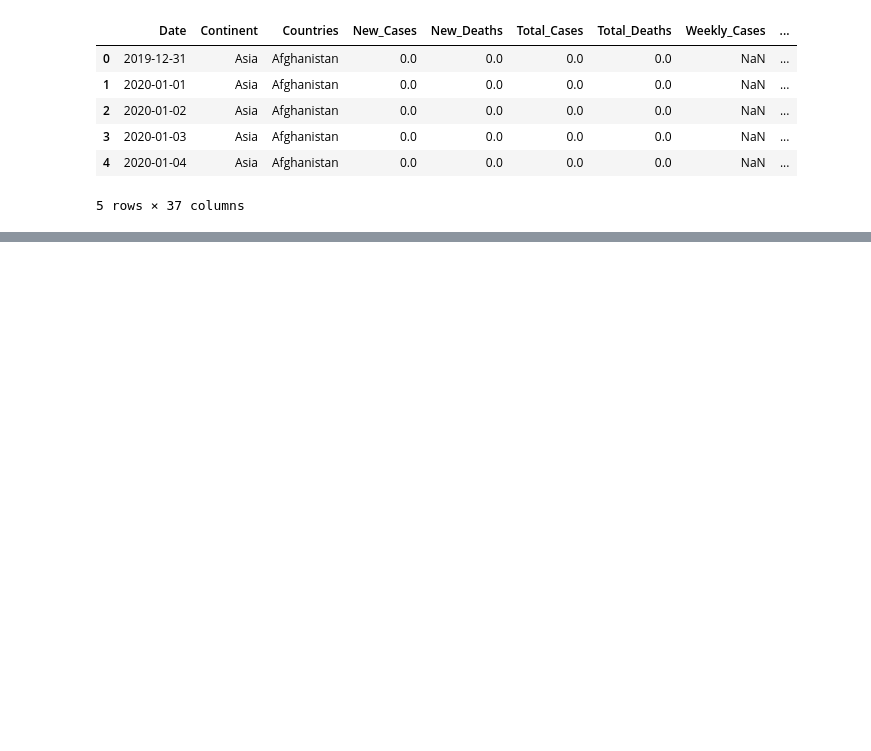
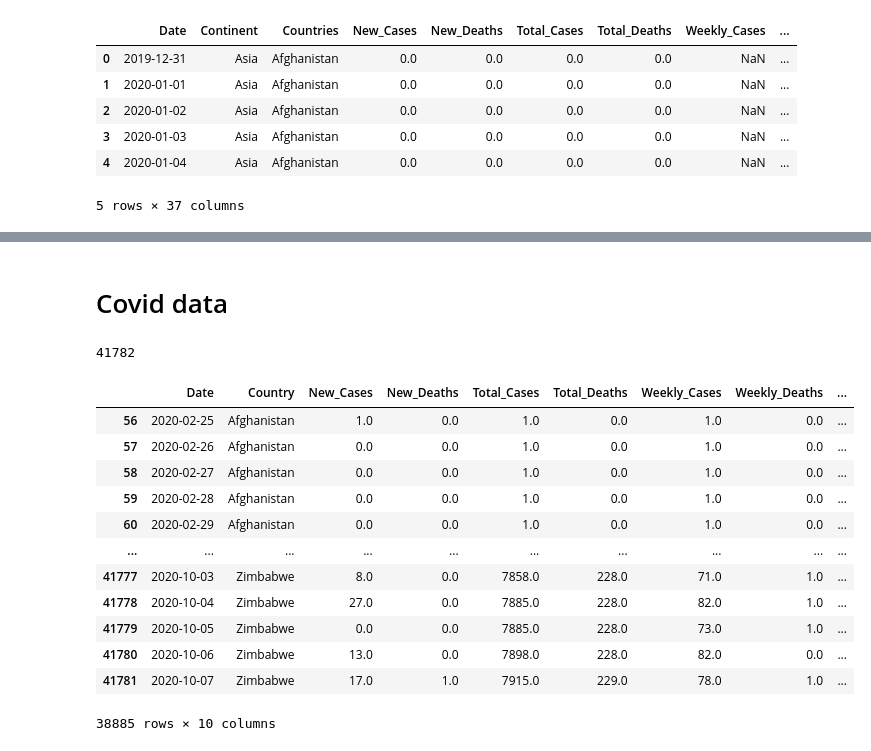
Before and after one commit to mvanitha/WIDDatathon, a Jupyter notebook: WIDDatathon.ipynb, the cells around one changed output, grey strips where cells are left out. Drawn from its saved outputs; the diff is of its cells as text; code cells hidden in the pictures; blank space fills up the shorter version.

Commit message:
Split datasets and added pbix

```diff
--- a/WIDDatathon.ipynb
+++ b/WIDDatathon.ipynb
@@ -5,8 +5,9 @@ import numpy as py
 from pandas_profiling import ProfileReport
 import seaborn as sns
 # %%
-data = pd.read_csv(os.getcwd()+r"/COVID19 Hackathon Dataset.csv")
-data.head(5)
+folder = os.getcwd()
+odata = pd.read_csv(folder +r"/COVID19 Hackathon Dataset.csv")
+odata.head(5)
 # %% [output]
 |  | Date | Continent | Countries | New_Cases | New_Deaths | Total_Cases | Total_Deaths | Weekly_Cases | ... |
 | 0 | 2019-12-31 | Asia | Afghanistan | 0.0 | 0.0 | 0.0 | 0.0 | NaN | ... |
@@ -21,0 +89,7 @@ data.shape
+# %%
+data = odata.copy()
+data = data\
+        .drop(columns={'Country','Country Code',})\
+        .rename(columns={'Countries':'Country'})
+data[['Year']]
+list(data)
@@ -21,0 +147,34 @@ data.shape
+# %% [markdown]
+# Covid data
+# %%
+# Subset of Covid data only
+covid = data[['Date','Country'\
+              ,'New_Cases','New_Deaths'\
+              ,'Total_Cases','Total_Deaths'\
+              ,'Weekly_Cases','Weekly_Deaths'\
+              ,'RunTot_New_Cases','RunTot_New_Deaths']]
+print(len(covid))
+
+# Removed duplicates and rows where cases hadn't started recording yet (new=0)
+covid = covid\
+        .drop_duplicates()\
+        .sort_values(by=['Country','Date'], ascending=True)
+covid.drop(covid[covid['Total_Cases']==0].index, inplace=True)
+display(covid)
+
+covid.to_csv(folder + r'/covid.csv',index=False)
+# %% [output]
+41782
+|  | Date | Country | New_Cases | New_Deaths | Total_Cases | Total_Deaths | Weekly_Cases | Weekly_Deaths | ... |
+| 56 | 2020-02-25 | Afghanistan | 1.0 | 0.0 | 1.0 | 0.0 | 1.0 | 0.0 | ... |
+| 57 | 2020-02-26 | Afghanistan | 0.0 | 0.0 | 1.0 | 0.0 | 1.0 | 0.0 | ... |
+| 58 | 2020-02-27 | Afghanistan | 0.0 | 0.0 | 1.0 | 0.0 | 1.0 | 0.0 | ... |
+| 59 | 2020-02-28 | Afghanistan | 0.0 | 0.0 | 1.0 | 0.0 | 1.0 | 0.0 | ... |
+| 60 | 2020-02-29 | Afghanistan | 0.0 | 0.0 | 1.0 | 0.0 | 1.0 | 0.0 | ... |
+| ... | ... | ... | ... | ... | ... | ... | ... | ... | ... |
+| 41777 | 2020-10-03 | Zimbabwe | 8.0 | 0.0 | 7858.0 | 228.0 | 71.0 | 1.0 | ... |
+| 41778 | 2020-10-04 | Zimbabwe | 27.0 | 0.0 | 7885.0 | 228.0 | 82.0 | 1.0 | ... |
+| 41779 | 2020-10-05 | Zimbabwe | 0.0 | 0.0 | 7885.0 | 228.0 | 73.0 | 1.0 | ... |
+| 41780 | 2020-10-06 | Zimbabwe | 13.0 | 0.0 | 7898.0 | 228.0 | 82.0 | 0.0 | ... |
+| 41781 | 2020-10-07 | Zimbabwe | 17.0 | 1.0 | 7915.0 | 229.0 | 78.0 | 1.0 | ... |
+38885 rows × 10 columns
```
Also changed, not shown: parts of 15 cells of this notebook, 9 other files.
